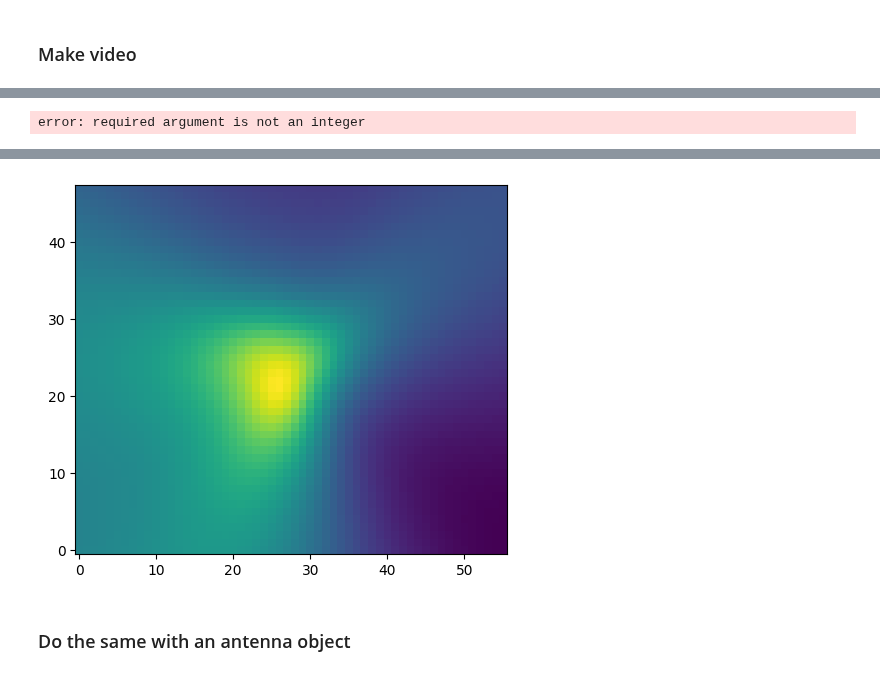
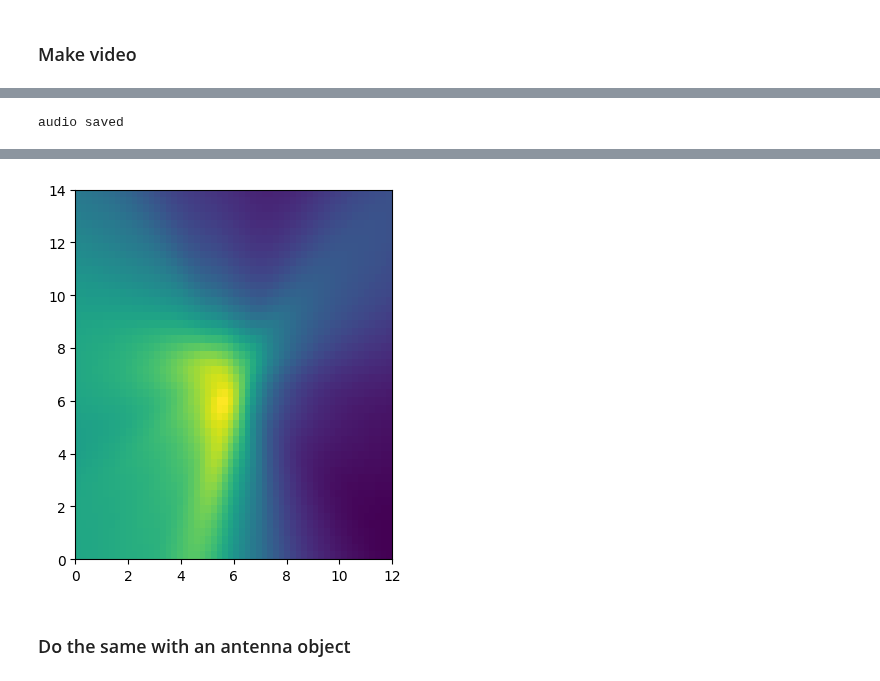
Before and after one commit to bimea/megamicros, a Jupyter notebook: notebooks/getstarted_MemsArray.ipynb, the cells around one changed output, grey strips where cells are left out. Drawn from its saved outputs; the diff is of its cells as text; code cells hidden in the pictures.

```diff
--- a/notebooks/getstarted_MemsArray.ipynb
+++ b/notebooks/getstarted_MemsArray.ipynb
@@ -54,14 +54,4 @@ print( f" > label={LABEL_TXT}" )
 print( f" > channels_number={CHANNELS_NUMBER}" )
 print( f" > samples_number={SAMPLES_NUMBER}" )
 print( f" > sampling_frequency={SAMPLING_FREQUENCY}" )
-
-# Play sound using channel 0 and 1
-left = np.array( signal.channel(0) )
-right = np.array( signal.channel(1) )
-sound = np.array( [left, right] )
-
-display.Audio(sound, rate=SAMPLING_FREQUENCY )
-
-# Get the whole 32 channels signal as a numpy.ndarray
-signal = signal().T
 # %% [output]
@@ -92,3 +82,10 @@ Some informations about the signal loaded:
  > channels_number=32
  > samples_number=80860
  > sampling_frequency=10000.0
+# %%
+# Play sound using channel 0 and 1
+left = np.array( signal.channel(0) )
+right = np.array( signal.channel(1) )
+sound = np.array( [left, right] ).T
+
+display.Audio( sound, rate=SAMPLING_FREQUENCY )
@@ -102,14 +101,6 @@ AREA_QUANTIZATION = [4, 4, 1/0.01]
 # Get the antenna physical description
 antenna = np.load ('Antenna-square-JetsonNano-0001.npy', allow_pickle=True )
 mems_position = antenna.item().get("positions")
-mems = antenna.item().get('mems')
-available_mems = antenna.item().get('available_mems')
-
-# Check if some available mems have not been activated
-# Remove from signal if any
-if False in np.isin( available_mems, mems ):
-    mask = list( np.invert( np.logical_not( np.isin( available_mems, mems ) ) ) )
-    signal = signal[:,mask]
 
 # Create the beamformer
 bmf = Beamformer(
@@ -132,6 +123,7 @@ bmf.init()
 # print area locations and antenna
 space_locations = bmf.getLocations()
 mems_location = bmf.getMems()
+nx, ny, nz = bmf.getLocationsNumber()
 
 fig = plt.figure()
 ax = fig.add_subplot( 121, projection='3d' )
@@ -162,15 +154,25 @@ fig.show()
 # %% [markdown]
 ## Compute preformed channels
 # %%
+# Get the whole 32 channels signal as a numpy.ndarray
+signal32 = signal().T
+
+# Check if some available mems have not been activated
+# Remove from signal if any
+mems = antenna.item().get('mems')
+available_mems = antenna.item().get('available_mems')
+if False in np.isin( available_mems, mems ):
+    mask = list( np.invert( np.logical_not( np.isin( available_mems, mems ) ) ) )
+    signal32 = signal32[:,mask]
+
 FRAMES_NUMBER = SAMPLES_NUMBER // FRAME_LENGTH - 1
 
 print( f"{FRAMES_NUMBER} frames of {FRAME_LENGTH} samples to perform... " )
 
-nx, ny, nz = bmf.getLocationsNumber()
 
 imgs = []
 for i in range( FRAMES_NUMBER ):
-    bf = bmf.beamform( signal[i*FRAME_LENGTH:(i+1)*FRAME_LENGTH,:] )
+    bf = bmf.beamform( signal32[i*FRAME_LENGTH:(i+1)*FRAME_LENGTH,:] )
     imgs.append( np.reshape( bf, (nx, ny) ) )
 # %% [output]
 77 frames of 1024 samples to perform...
@@ -183,6 +185,7 @@ generate_moovie(
     sound=sound.astype( np.float32 ).T,
     sampling_frequency=SAMPLING_FREQUENCY,
     norm=None,
-    #extent=( 0, ROOM_SIZE[0], 0, ROOM_SIZE[1] ),
+    extent=( 0, AREA[0], 0, AREA[1] ),
+    cleanup=False
 )
 # %% [output]
@@ -193 +197 @@ generate_moovie(
-error: required argument is not an integer
+audio saved
@@ -194,4 +199,4 @@ error: required argument is not an integer
-[figure, old version]
+[figure, new version]
 # %% [markdown]
 ### Do the same with an antenna object
 # %%
```
Also changed, not shown: parts of 4 cells of this notebook, 2 other files.
